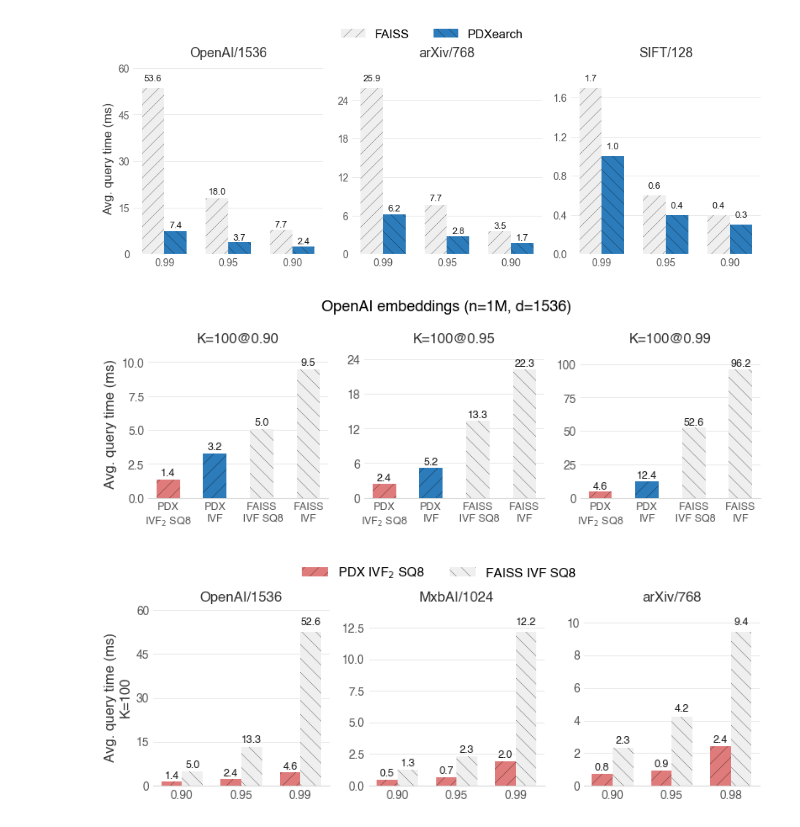
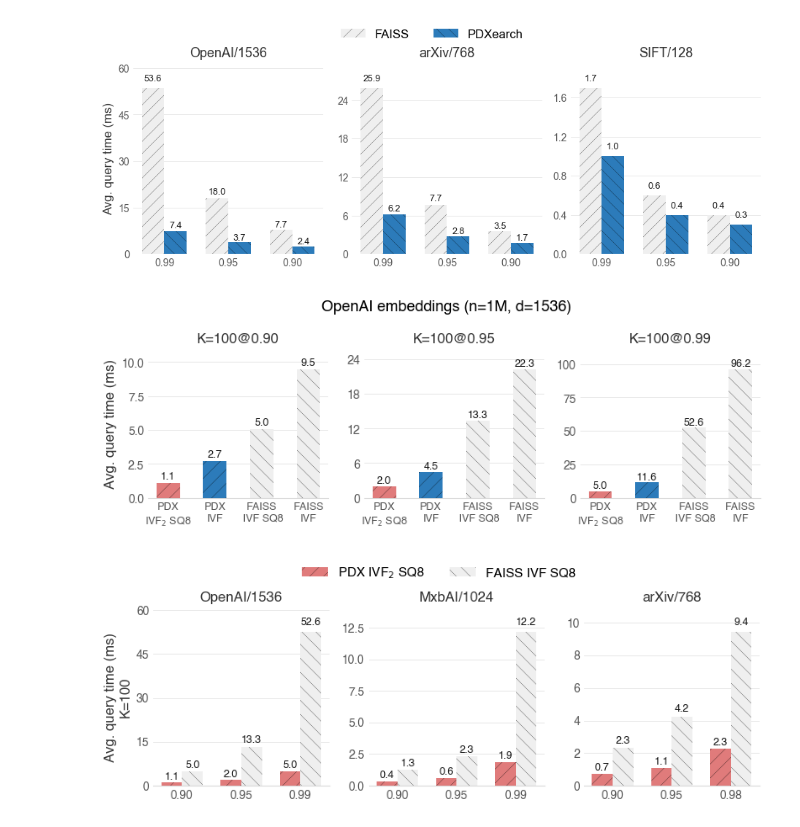
Before and after one commit to cwida/PDX, a Jupyter notebook: benchmarks/results/plotter.ipynb, the cells around one changed output. Cells and saved outputs as stored; diff of their text form; code cells hidden in the pictures.

```diff
--- a/benchmarks/results/plotter.ipynb
+++ b/benchmarks/results/plotter.ipynb
@@ -120,13 +120,13 @@ bar_width = 0.5
 # Query time data (FAISS, PDXearch)
 data = {
     "K=100@0.90": [
-        1.36, 3.25, 5.04, 9.49
+        1.08, 2.70, 5.04, 9.49
     ],
     "K=100@0.95": [
-        2.38, 5.19, 13.32, 22.31
+        1.97, 4.48, 13.32, 22.31
     ],
     "K=100@0.99": [
-        4.58, 12.45, 52.56, 96.24
+        4.97, 11.57, 52.56, 96.24
     ]
 }
 
@@ -185,34 +185,34 @@ for ax, (title, values) in zip(axes, data.items()):
     ax.set_title(title, fontsize=label_fontsize, color=font_color)
 
     # Grids (horizontal only)
     ax.yaxis.grid(True, linestyle='-', linewidth=0.6, color='gray', alpha=0.2)
     ax.set_axisbelow(True)
 
     # Spine adjustments (remove top and right)
     ax.spines['top'].set_visible(False)
     ax.spines['right'].set_visible(False)
     ax.spines['left'].set_visible(False)
     ax.spines['bottom'].set_color((0, 0, 0, 0.15))
 
     # Y label only for first plot
     if title == "K=100@0.90":
         ax.set_ylabel("Avg. query time (ms)", fontsize=label_fontsize, color=font_color)
 
     # Set consistent Y limits per dataset
     max_y = max(values)
     ax.set_ylim(0, max_y * 1.15)
     ax.yaxis.set_major_locator(MaxNLocator(nbins=5))
     ax.tick_params(axis='y', colors=tick_fonts_color)
     ax.tick_params(axis='both', length=0)
 
 # Shared legend
 handles, labels = axes[0].get_legend_handles_labels()
 # fig.legend(handles, labels, loc="lower center", ncol=4, frameon=False, fontsize=8, bbox_to_anchor=(0.5, -0.1))
 fig.suptitle('OpenAI embeddings (n=1M, d=1536)', fontsize=13, x=0.52, y=0.925)
 plt.tight_layout(rect=[0, 0, 1, 0.95])
 plt.savefig(f'./openai-intel.png', format='png', dpi=600, bbox_inches='tight')
 # %% [output]
-[figure, old version]
+[figure, new version]
 # %%
 mpl.rcParams['hatch.linewidth'] = 0.2
 
```
Also changed, not shown: parts of 3 cells of this notebook, 44 other files.
